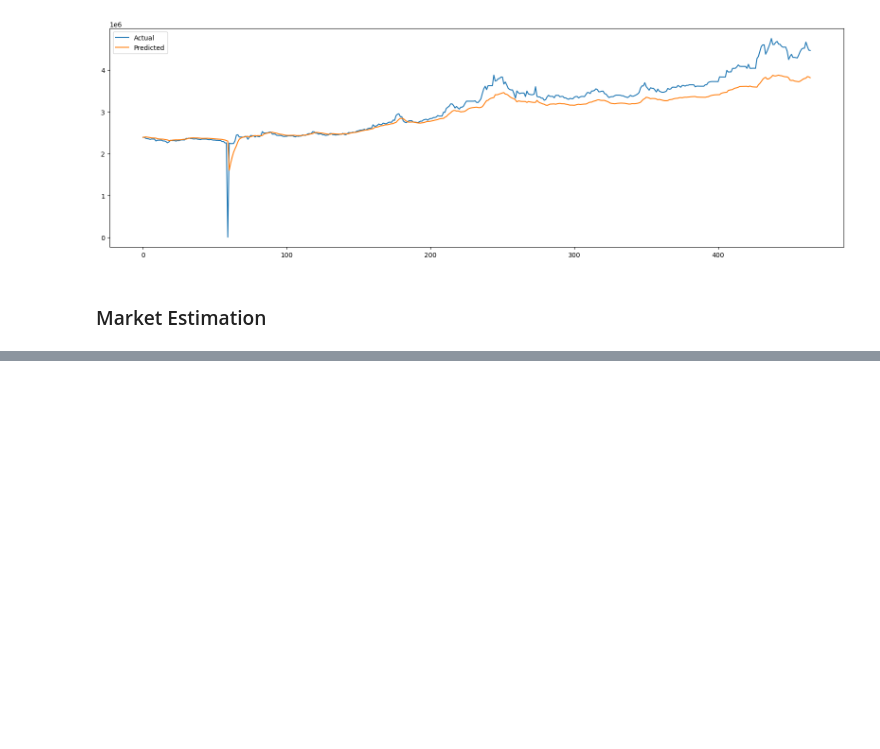
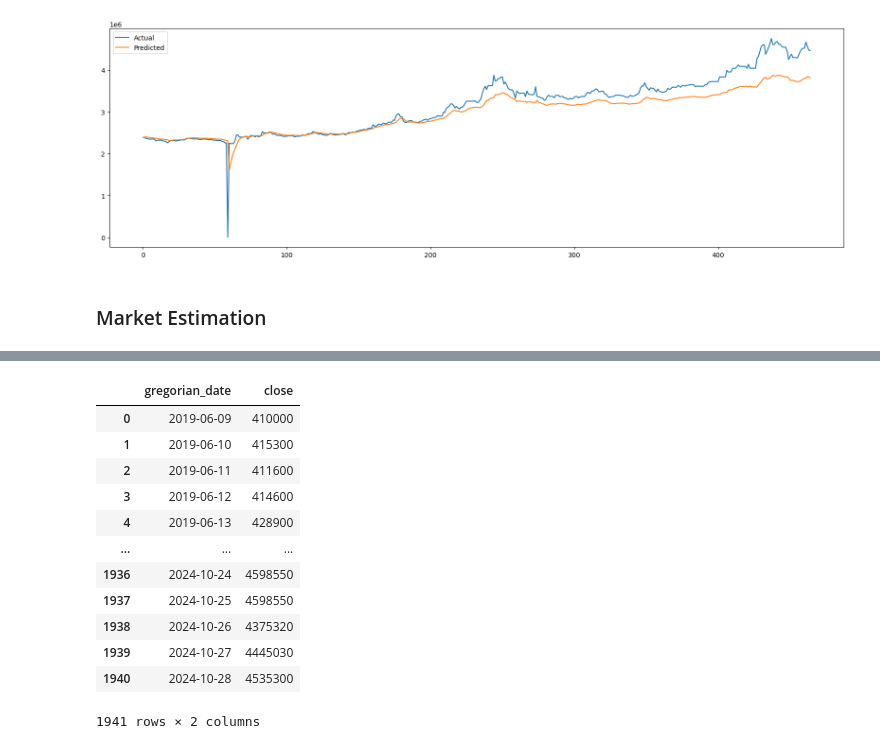
Before and after one commit to houmanhaghi/Gold3nMind, a Jupyter notebook: gold3n_mind.ipynb, the cells around one changed output, grey strips where cells are left out. Cells and saved outputs as stored; diff of their text form; code cells hidden in the pictures; blank space fills up the shorter version.

```diff
--- a/gold3n_mind.ipynb
+++ b/gold3n_mind.ipynb
@@ -234,0 +256,16 @@ plt.show()
+# %%
+processing_data
+# %% [output]
+|  | gregorian_date | close |
+| 0 | 2019-06-09 | 410000 |
+| 1 | 2019-06-10 | 415300 |
+| 2 | 2019-06-11 | 411600 |
+| 3 | 2019-06-12 | 414600 |
+| 4 | 2019-06-13 | 428900 |
+| ... | ... | ... |
+| 1936 | 2024-10-24 | 4598550 |
+| 1937 | 2024-10-25 | 4598550 |
+| 1938 | 2024-10-26 | 4375320 |
+| 1939 | 2024-10-27 | 4445030 |
+| 1940 | 2024-10-28 | 4535300 |
+1941 rows × 2 columns
```
Also changed, not shown: parts of 14 cells of this notebook.
